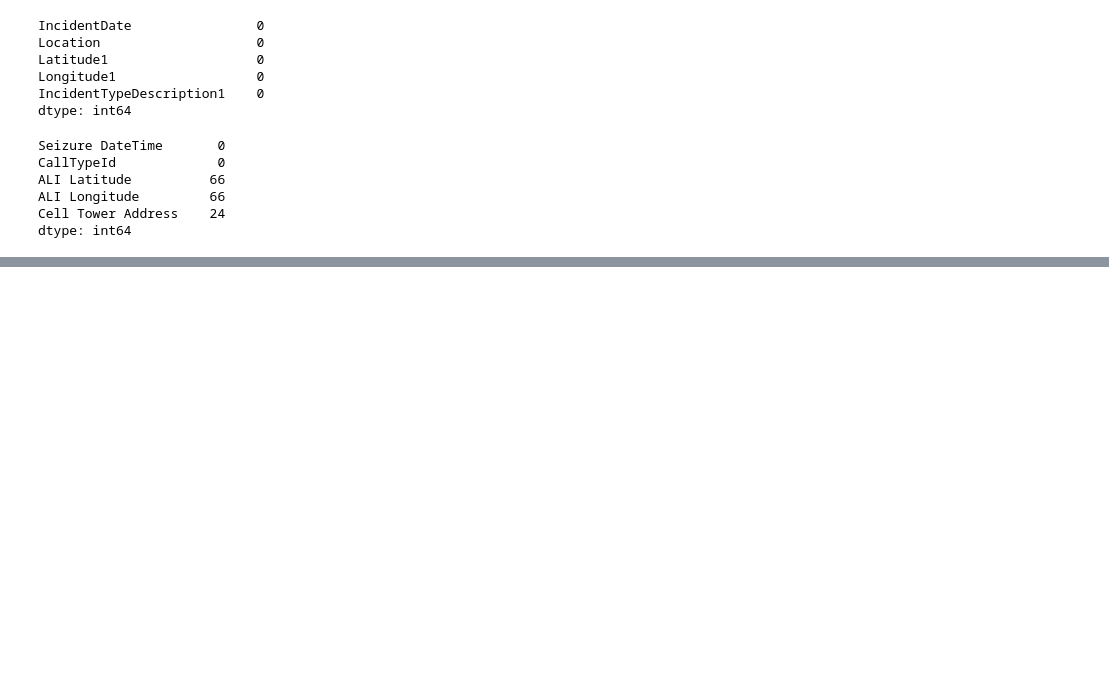
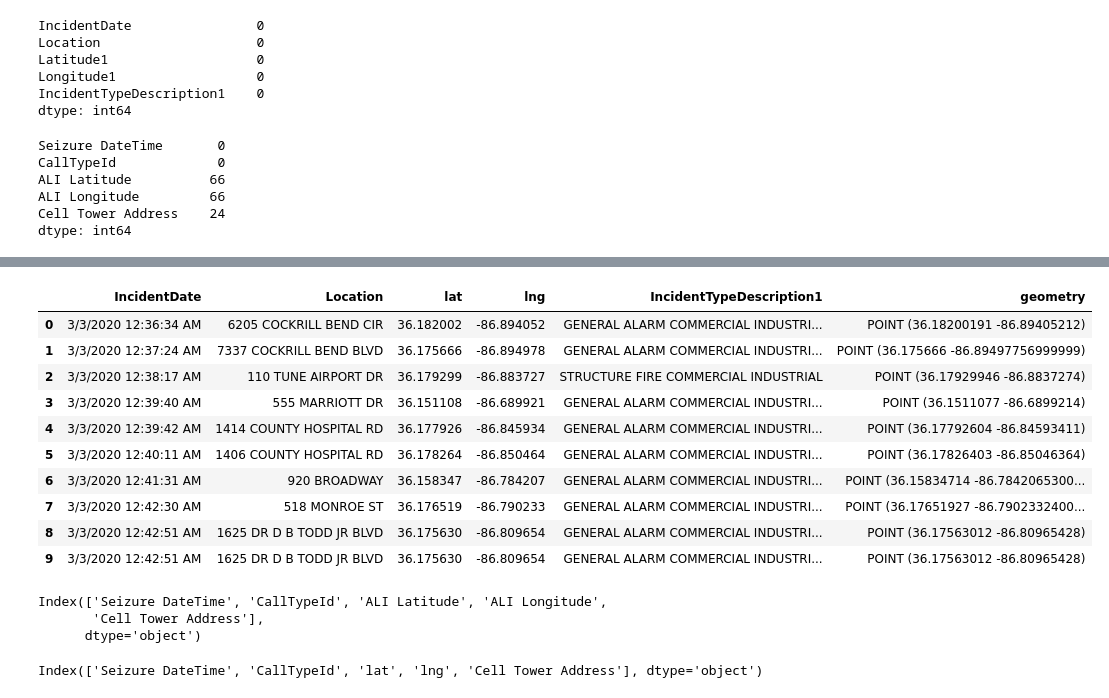
Before and after one commit to MrBardot/NSS-DDA2-metro-nashville-emergency, a Jupyter notebook: Untitled Folder/metro_comm_posey.ipynb, the cells around one changed output, grey strips where cells are left out. Drawn from its saved outputs; the diff is of its cells as text; code cells hidden in the pictures; blank space fills up the shorter version.

```diff
--- a/Untitled Folder/metro_comm_posey.ipynb
+++ b/Untitled Folder/metro_comm_posey.ipynb
@@ -236,0 +322,22 @@ dtype: int64
+# %%
+mec_cad_tornado['geometry'] = mec_cad_tornado.apply(lambda x: Point((float(x.lat),float(x.lng))),
+                                                    axis = 1)
+mec_cad_tornado.head(10)
+# %% [output]
+|  | IncidentDate | Location | lat | lng | IncidentTypeDescription1 | geometry |
+| 0 | 3/3/2020 12:36:34 AM | 6205 COCKRILL BEND CIR | 36.182002 | -86.894052 | GENERAL ALARM COMMERCIAL INDUSTRI... | POINT (36.18200191 -86.89405212) |
+| 1 | 3/3/2020 12:37:24 AM | 7337 COCKRILL BEND BLVD | 36.175666 | -86.894978 | GENERAL ALARM COMMERCIAL INDUSTRI... | POINT (36.175666 -86.89497756999999) |
+| 2 | 3/3/2020 12:38:17 AM | 110 TUNE AIRPORT DR | 36.179299 | -86.883727 | STRUCTURE FIRE COMMERCIAL INDUSTRIAL | POINT (36.17929946 -86.8837274) |
+| 3 | 3/3/2020 12:39:40 AM | 555 MARRIOTT DR | 36.151108 | -86.689921 | GENERAL ALARM COMMERCIAL INDUSTRI... | POINT (36.1511077 -86.6899214) |
+| 4 | 3/3/2020 12:39:42 AM | 1414 COUNTY HOSPITAL RD | 36.177926 | -86.845934 | GENERAL ALARM COMMERCIAL INDUSTRI... | POINT (36.17792604 -86.84593411) |
+| 5 | 3/3/2020 12:40:11 AM | 1406 COUNTY HOSPITAL RD | 36.178264 | -86.850464 | GENERAL ALARM COMMERCIAL INDUSTRI... | POINT (36.17826403 -86.85046364) |
+| 6 | 3/3/2020 12:41:31 AM | 920 BROADWAY | 36.158347 | -86.784207 | GENERAL ALARM COMMERCIAL INDUSTRI... | POINT (36.15834714 -86.7842065300... |
+| 7 | 3/3/2020 12:42:30 AM | 518 MONROE ST | 36.176519 | -86.790233 | GENERAL ALARM COMMERCIAL INDUSTRI... | POINT (36.17651927 -86.7902332400... |
+| 8 | 3/3/2020 12:42:51 AM | 1625 DR D B TODD JR BLVD | 36.175630 | -86.809654 | GENERAL ALARM COMMERCIAL INDUSTRI... | POINT (36.17563012 -86.80965428) |
+| 9 | 3/3/2020 12:42:51 AM | 1625 DR D B TODD JR BLVD | 36.175630 | -86.809654 | GENERAL ALARM COMMERCIAL INDUSTRI... | POINT (36.17563012 -86.80965428) |
+# %%
+mec_911_derecho.columns
+# %% [output]
+Index(['Seizure DateTime', 'CallTypeId', 'ALI Latitude', 'ALI Longitude',
+       'Cell Tower Address'],
+      dtype='object')
@@ -236,0 +346,4 @@ dtype: int64
+# %%
+mec_911_derecho.columns
+# %% [output]
+Index(['Seizure DateTime', 'CallTypeId', 'lat', 'lng', 'Cell Tower Address'], dtype='object')
```
Also changed, not shown: parts of 24 cells of this notebook.
